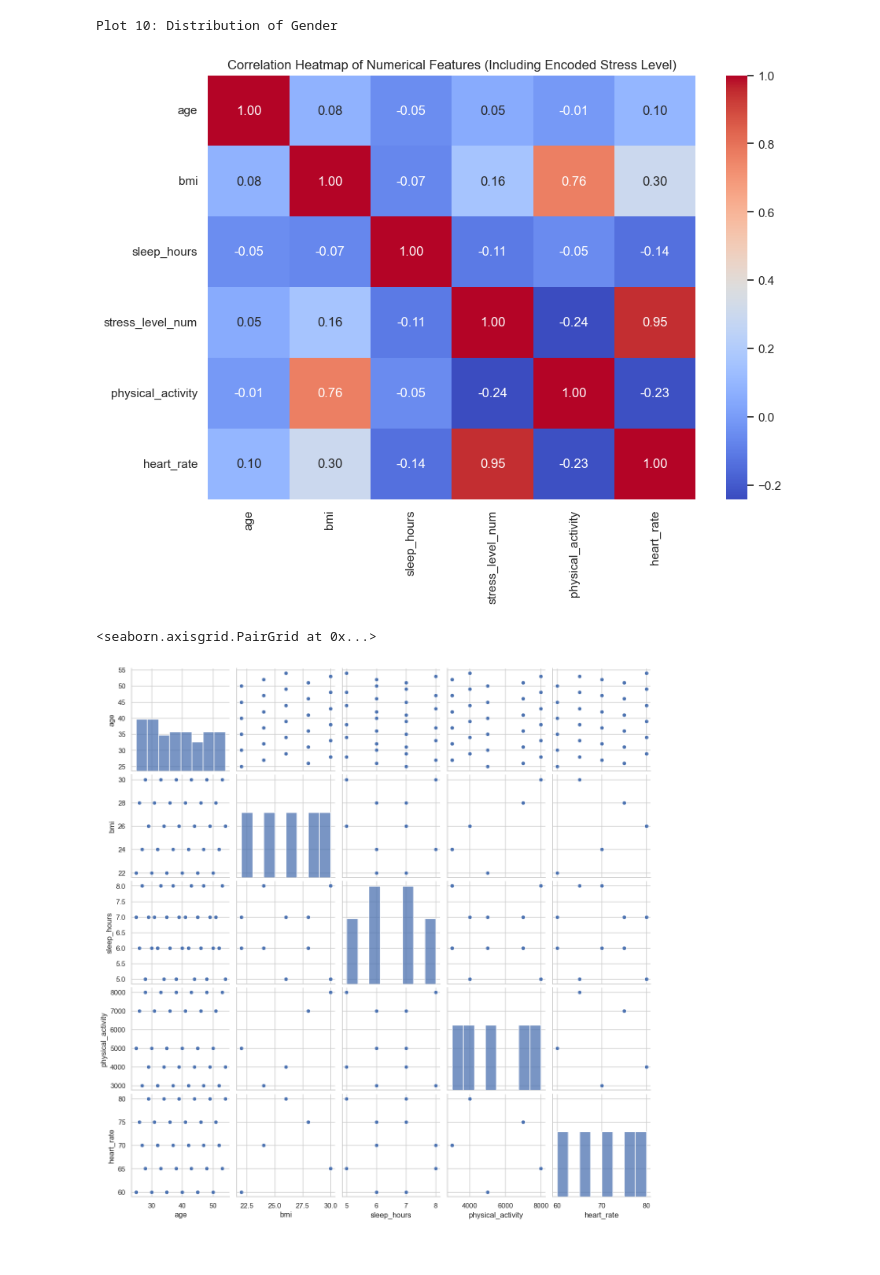
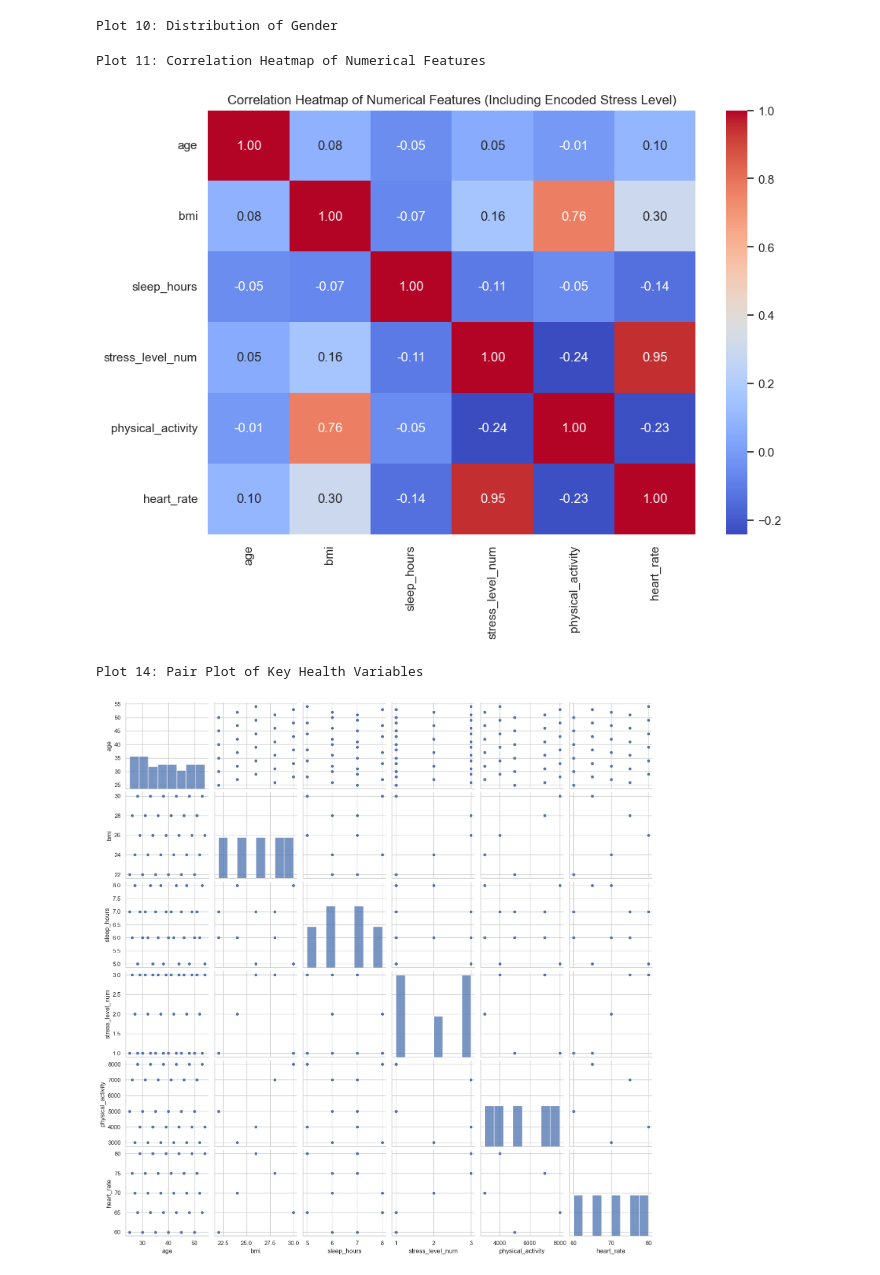
Before and after one commit to Miloss11/sleep-health-lifestyle-analysis, a Jupyter notebook: Sleep_Health_Lifestyle_Analysis.ipynb, the cells around one changed output. Drawn from its saved outputs; the diff is of its cells as text; code cells hidden in the pictures.

```diff
--- a/Sleep_Health_Lifestyle_Analysis.ipynb
+++ b/Sleep_Health_Lifestyle_Analysis.ipynb
@@ -156,19 +167,17 @@ fig10.show()
 # %% [output]
 Plot 10: Distribution of Gender
 # %%
+
 # 11. Correlation Heatmap of Numerical Features
-# Map stress_level from categorical to numeric to enable correlation calculation
+print("Plot 11: Correlation Heatmap of Numerical Features")
 stress_map = {'Low': 1, 'Medium': 2, 'High': 3}
 df['stress_level_num'] = df['stress_level'].map(stress_map)
-
-# Calculate correlation matrix using only numeric columns
 plt.figure(figsize=(10, 7))
 corr = df[['age', 'bmi', 'sleep_hours', 'stress_level_num', 'physical_activity', 'heart_rate']].corr()
-
-# Plot heatmap of correlations
 sns.heatmap(corr, annot=True, cmap='coolwarm', fmt=".2f")
 plt.title('Correlation Heatmap of Numerical Features (Including Encoded Stress Level)')
 plt.show()
 # %% [output]
+Plot 11: Correlation Heatmap of Numerical Features
 [figure]
 # %%
@@ -183,10 +194,12 @@ fig13 = px.violin(df, x='sleep_quality', y='stress_level', box=True, points='all
                   labels={'sleep_quality': 'Sleep Quality', 'stress_level': 'Stress Level'})
 fig13.show()
 # %%
+
 # 14. Pair Plot of Key Health Variables
-import seaborn as sns
-sns.pairplot(df[['age', 'bmi', 'sleep_hours', 'stress_level', 'physical_activity', 'heart_rate']])
+print("Plot 14: Pair Plot of Key Health Variables")
+sns.pairplot(df[['age', 'bmi', 'sleep_hours', 'stress_level_num', 'physical_activity', 'heart_rate']])
+plt.show()
 # %% [output]
-<seaborn.axisgrid.PairGrid at 0x...>
+Plot 14: Pair Plot of Key Health Variables
-[figure, old version]
+[figure, new version]
 # %%
```
Also changed, not shown: parts of 20 cells of this notebook, 2 other files.
